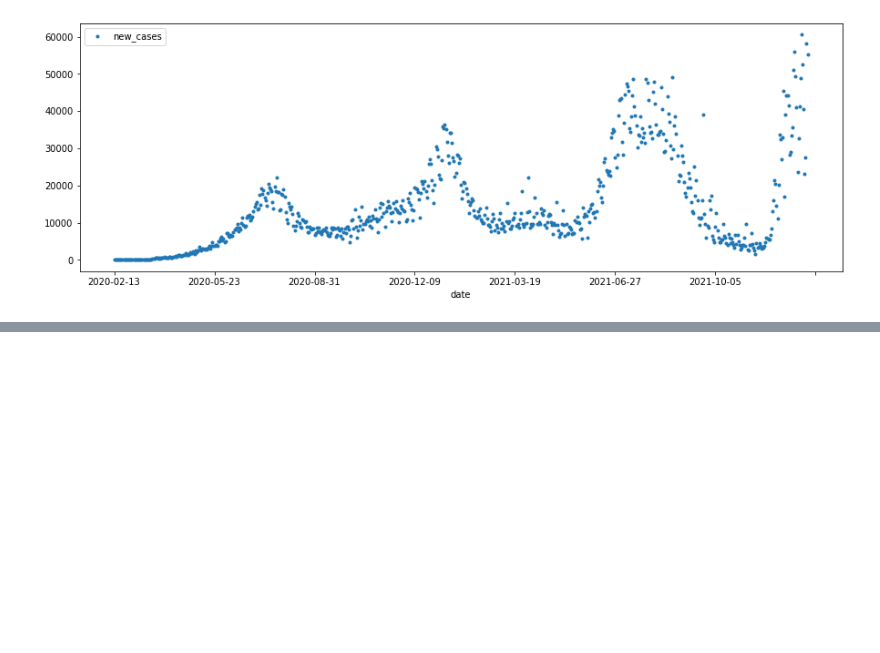
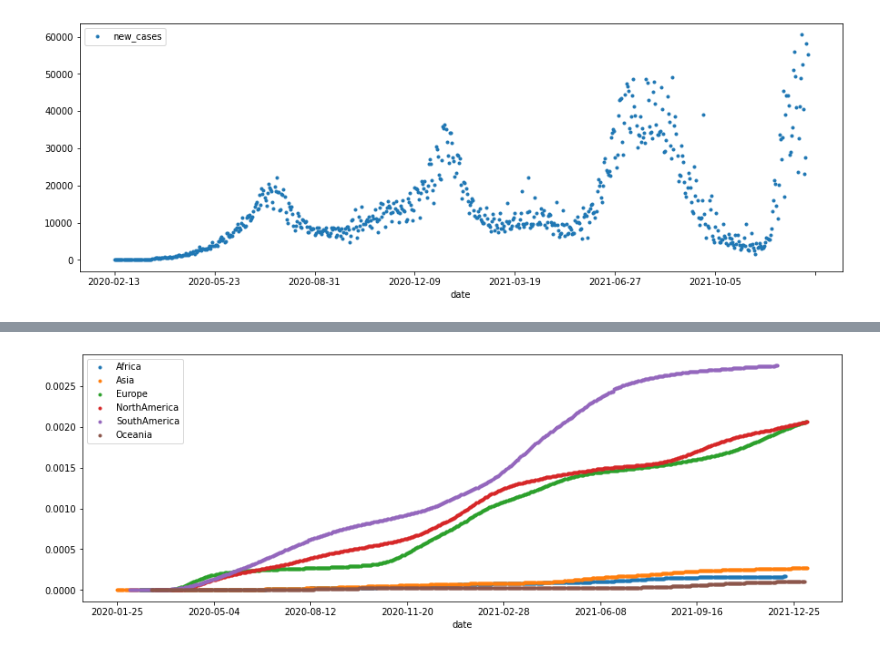
Before and after one commit to msdec321/DataAnalysisWorkbooks, a Jupyter notebook: Covid19/Covid19_workbook.ipynb, the cells around one changed output, grey strips where cells are left out. Drawn from its saved outputs; the diff is of its cells as text; code cells hidden in the pictures; blank space fills up the shorter version.

```diff
--- a/Covid19/Covid19_workbook.ipynb
+++ b/Covid19/Covid19_workbook.ipynb
@@ -15,0 +41,15 @@ rollingCases["cases_rate"] = rollingCases['rollingCases']/rollingCases['populati
+# %%
+# Deaths per capita per continent
+
+data["death_rate"] = data['total_deaths'] / data['population']
+
+df1 = data.set_index('location')
+
+# Cases rate by continent
+for i, continent in enumerate(continents):
+    if i == 0:
+        ax = df1.loc[continent].plot(x = 'date', y = 'death_rate', style = '.', figsize = (15,5), label = continent, title = '')
+    else:
+        df1.loc[continent].plot(x = 'date', y = 'death_rate', style = '.', figsize = (15,5), label = continent, ax=ax)
+# %% [output]
+[figure, added]
```
Also changed, not shown: parts of 5 cells of this notebook.
